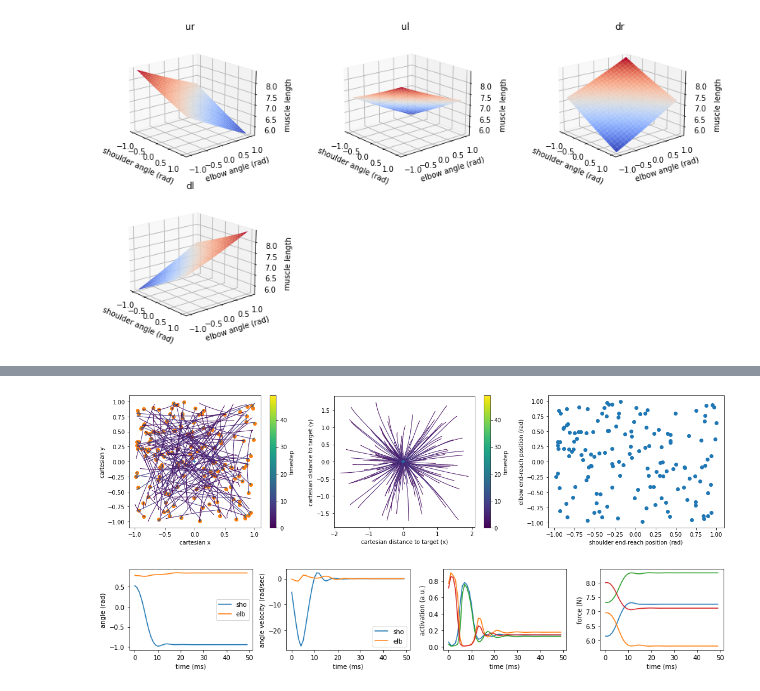
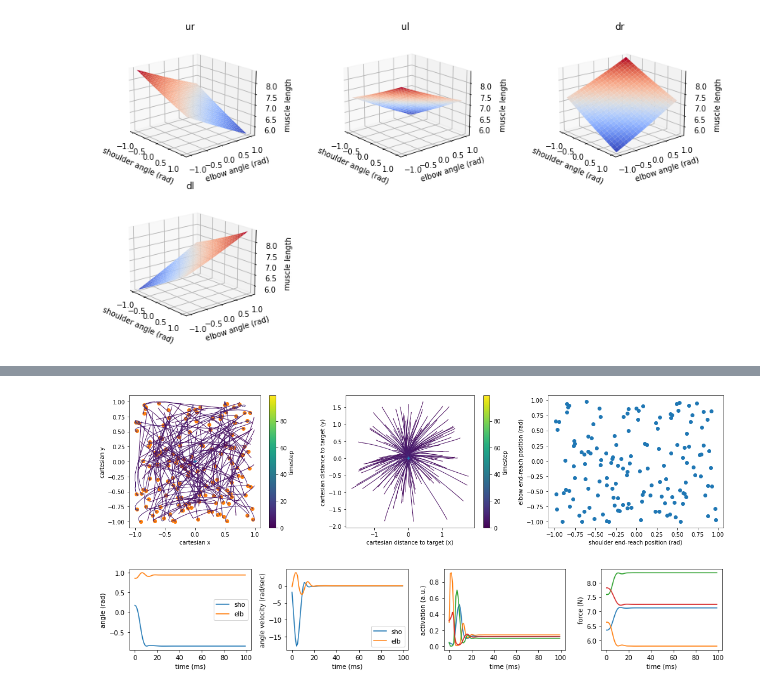
Before and after one commit to OlivierCodol/MotorNet, a Jupyter notebook: notebooks/oliviers_playground/point-mass.ipynb, the cells around one changed output, grey strips where cells are left out. Saved outputs shown, nothing was run; the diff lists cells and outputs as text; code cells hidden in the pictures.

```diff
--- a/notebooks/oliviers_playground/point-mass.ipynb
+++ b/notebooks/oliviers_playground/point-mass.ipynb
@@ -116,17 +117,17 @@ state0 = [Input((plant.output_dim, ), name='joint0'),
           Input((plant.space_dim, plant.visual_delay, ), name='visual_feedback0')]
 state0.extend([Input((n, ), name='gru' + str(k) + '_hidden0') for k, n in enumerate(cell.n_units)])
 
-
 # wrap cell in an RNN layer
-states_out = tf.keras.layers.RNN(cell=cell, return_sequences=True, name='RNN')(targets, initial_state=state0)
-control_rnn = Model(inputs=[targets, state0], outputs=states_out, name='controller')
-
+rnn = tf.keras.layers.RNN(cell=cell, return_sequences=True, name='RNN')
+states_out = rnn(targets, initial_state=state0)
+task = TaskDelayedReach(cell, delay_range=[30, 60])
+control_rnn = MotorNetModel(inputs=[targets, state0], outputs=states_out, name='controller', task=task)
 
 # link outputs to their loss
 losses = {name: empty_loss() for name in states_out.keys()}
 loss_weights = {name: 0. for name in states_out.keys()}
 losses['cartesian position'] = position_loss()
-losses['muscle state'] = activation_squared_loss()
+losses['muscle state'] = activation_squared_loss(plant.Muscle.max_iso_force)
 loss_weights['cartesian position'] = 1
 loss_weights['muscle state'] = 0.1
 
@@ -164,11 +165,12 @@ ________________________________________________________________________________
  'gru_hidden0': <function MotorNet.nets.losses.empty_loss.<locals>.loss(y_true, y_pred)>}
 # %%
 dataset_size = 2000 * 32
-n_t = int(0.5 / plant.dt)
+n_t = int(1 / plant.dt)
 
 with tf.device('/cpu:0'):
-    init_states = cell.get_initial_state(batch_size=dataset_size)
-    goal_states = plant.draw_random_uniform_states(batch_size=dataset_size)
-    target = plant.state2target(state=plant.joint2cartesian(goal_states), n_timesteps=n_t)
-    control_rnn.fit([target, init_states], target, epochs=1, batch_size=32, verbose=1, callbacks=[batchlog_callback], shuffle=False)
+    [inputs, targets, init_states] = task.generate(batch_size=dataset_size, n_timesteps=n_t)
+    # init_states = cell.get_initial_state(batch_size=dataset_size)
+    # goal_states = plant.draw_random_uniform_states(batch_size=dataset_size)
+    # target = plant.state2target(state=plant.joint2cartesian(goal_states), n_timesteps=n_t)
+    control_rnn.fit([inputs, init_states], targets, epochs=1, batch_size=32, verbose=1, callbacks=[batchlog_callback], shuffle=False)
 # %% [output]
@@ -225,38 +255,38 @@ plt.xlabel('shoulder end-reach position (rad)')
 plt.ylabel('elbow end-reach position (rad)')
 plt.show()
 # %% [output]
-[figure, old version]
+[figure, new version]
 # %%
-trial = 1
+trial = 10
 plt.figure(figsize=(14, 2.5)).set_tight_layout(True)
 
 plt.subplot(141)
 plt.plot(j_results[trial, :, 0].numpy().squeeze(), label='sho')
 plt.plot(j_results[trial, :, 1].numpy().squeeze(), label='elb')
 plt.legend()
 plt.xlabel('time (ms)')
 plt.ylabel('angle (rad)')
 
 plt.subplot(142)
 plt.plot(j_results[trial, :, 2].numpy().squeeze(), label='sho')
 plt.plot(j_results[trial, :, 3].numpy().squeeze(), label='elb')
 plt.legend()
 plt.xlabel('time (ms)')
 plt.ylabel('angle velocity (rad/sec)')
 
 plt.subplot(143)
 plt.plot(m_results[trial, :, 0, :].numpy().squeeze())
 plt.xlabel('time (ms)')
 plt.ylabel('activation (a.u.)')
 
 plt.subplot(144)
 plt.plot(m_results[trial, :, 1, :].numpy().squeeze())
 plt.xlabel('time (ms)')
 plt.ylabel('force (N)')
 
 plt.show()
 # %% [output]
-[figure, old version]
+[figure, new version]
 # %%
 if len(batchlog_callback.weights_log) > 0:
     w0 = batchlog_callback.weights_log[0]
```
Also changed, not shown: parts of 9 cells of this notebook, 4 other files.
